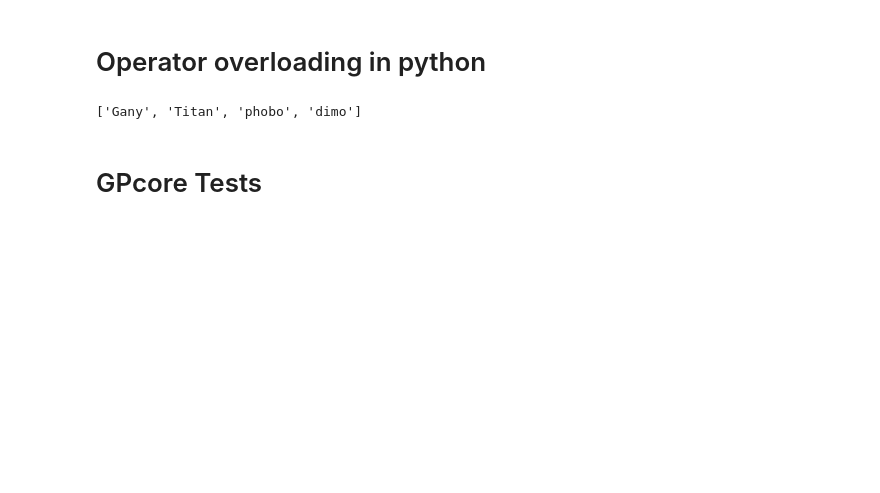
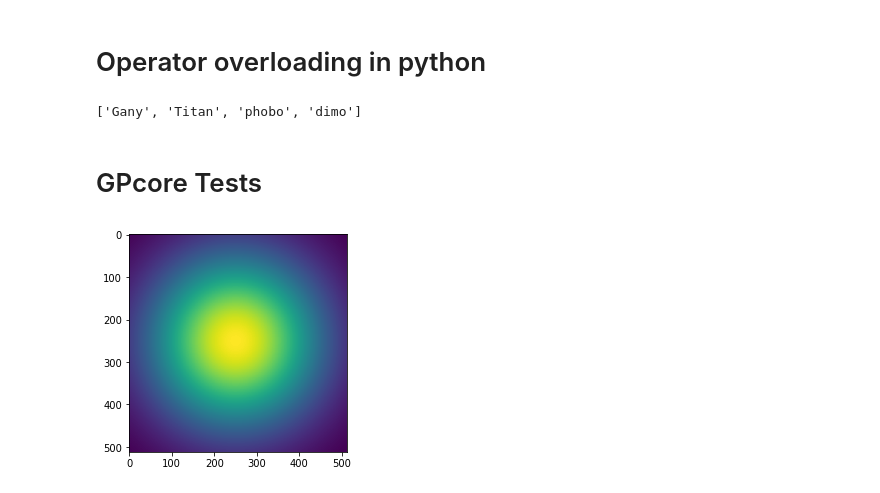
Before and after one commit to biswaroopmukherjee/condensate, a Jupyter notebook: examples/random.ipynb, the cells around one changed output. Drawn from its saved outputs; the diff is of its cells as text; code cells hidden in the pictures; blank space fills up the shorter version.

```diff
--- a/examples/random.ipynb
+++ b/examples/random.ipynb
@@ -44,4 +41,12 @@ x = (1+0.j)*np.zeros((512,512))
 # %%
+x = (1+0.j)*np.zeros((512,512))
+V = np.zeros((512,512))
 for i in range(512):
     for j in range(512):
-        x[i,j] = np.exp(-( (i-590.)/200)** 2.  -  ((j-200.)/200)** 2. ) + 1.j;
+        x[i,j] = np.exp(-( (i-250.)/200)** 2.  -  ((j-250.)/200)** 2. ) + 1.j
+
+
+plt.imshow(np.real(x), vmax = 1)
+plt.show()
+# %% [output]
+[figure, added]
```
Also changed, not shown: parts of 14 cells of this notebook, 11 other files.
